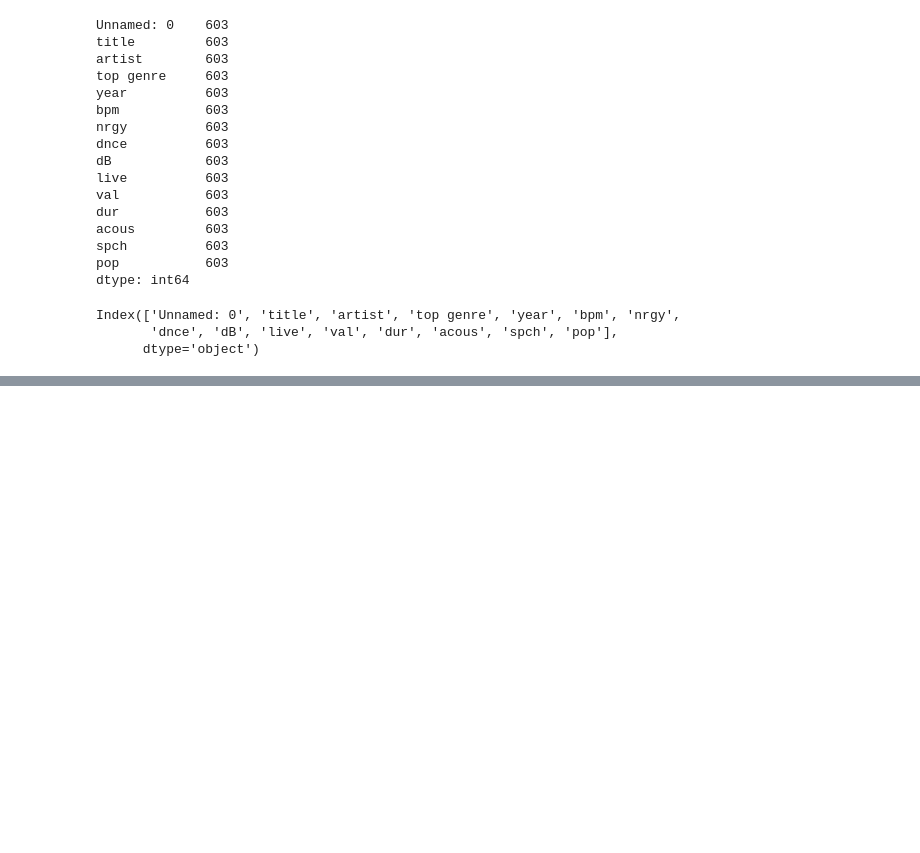
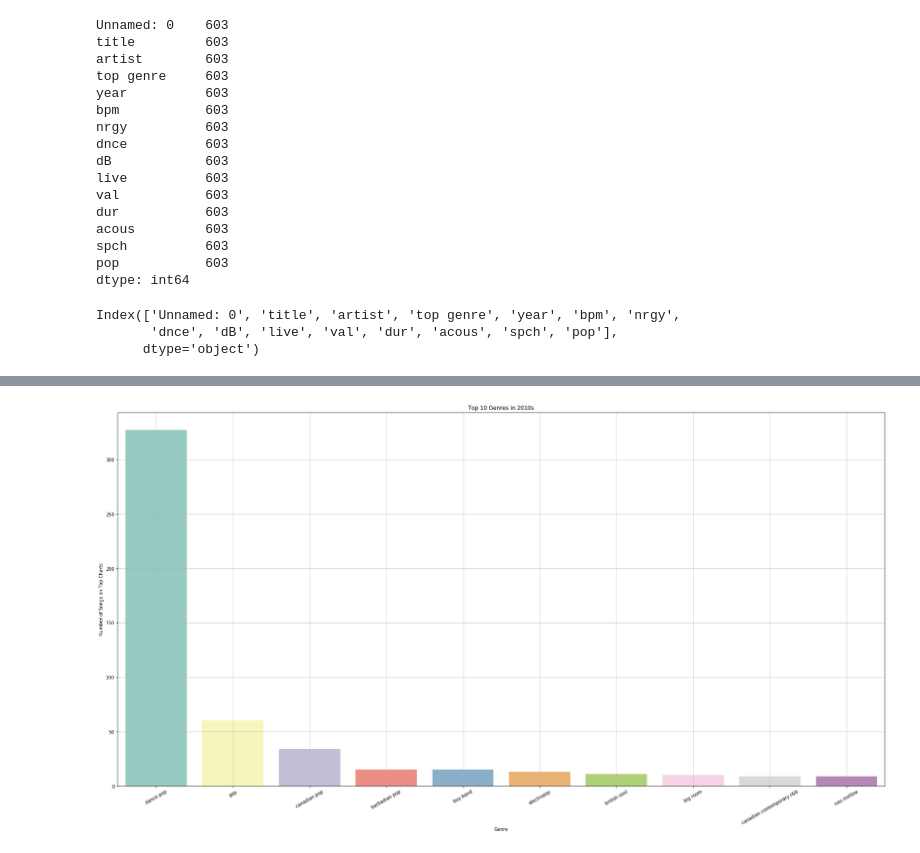
Before and after one commit to GregMaginn/Project-01, a Jupyter notebook: bw_top_genres.ipynb, the cells around one changed output, grey strips where cells are left out. Drawn from its saved outputs; the diff is of its cells as text; code cells hidden in the pictures; blank space fills up the shorter version.

Commit message:
update code and output

```diff
--- a/bw_top_genres.ipynb
+++ b/bw_top_genres.ipynb
@@ -193,3 +190,22 @@ plt.savefig("./bw_output/bw_top5_pie")
+# %%
+#bar chart to visualize the top 10 genres
+top_genres = spotify_data["Genre"].value_counts().head(10)
+x_axis = top_genres.index
+y_axis = top_genres.values
+
+#bar chart specifics
+plt.figure(figsize=(30,15))
+sns.barplot(x_axis, y_axis, palette='Set3')
+plt.title("Top 10 Genres in 2010s")
+plt.xlabel("Genre")
+plt.ylabel("Number of Songs on Top Charts")
+plt.xticks(rotation = 30)
+plt.grid(linestyle='-', linewidth=0.5)
+
+#save figure
+plt.savefig("./bw_output/bw_top10_bar")
+# %% [output]
+[figure, added]
 # %%
 #bar chart to visualize the top 20 genres
 top_genres = spotify_data["Genre"].value_counts().head(20)
```
Also changed, not shown: parts of 16 cells of this notebook, 5 other files.
